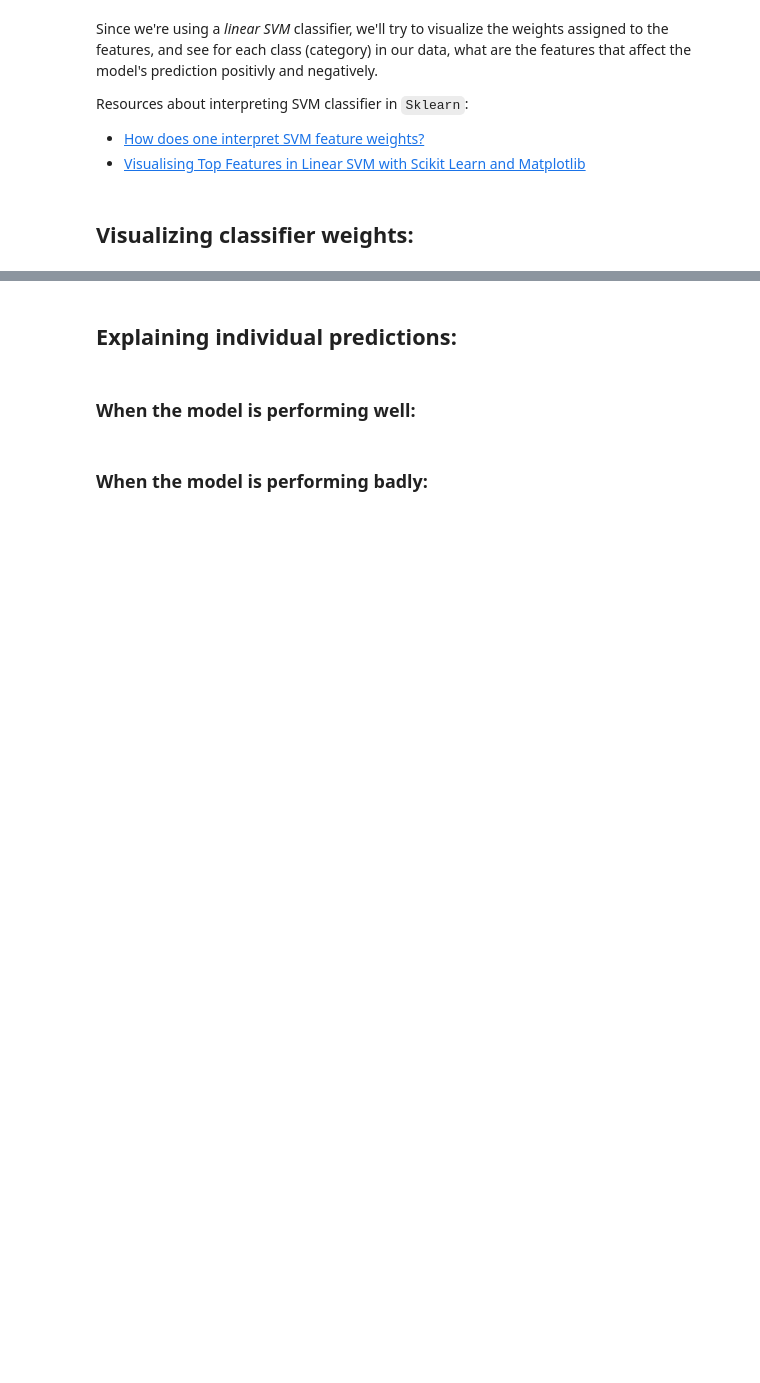
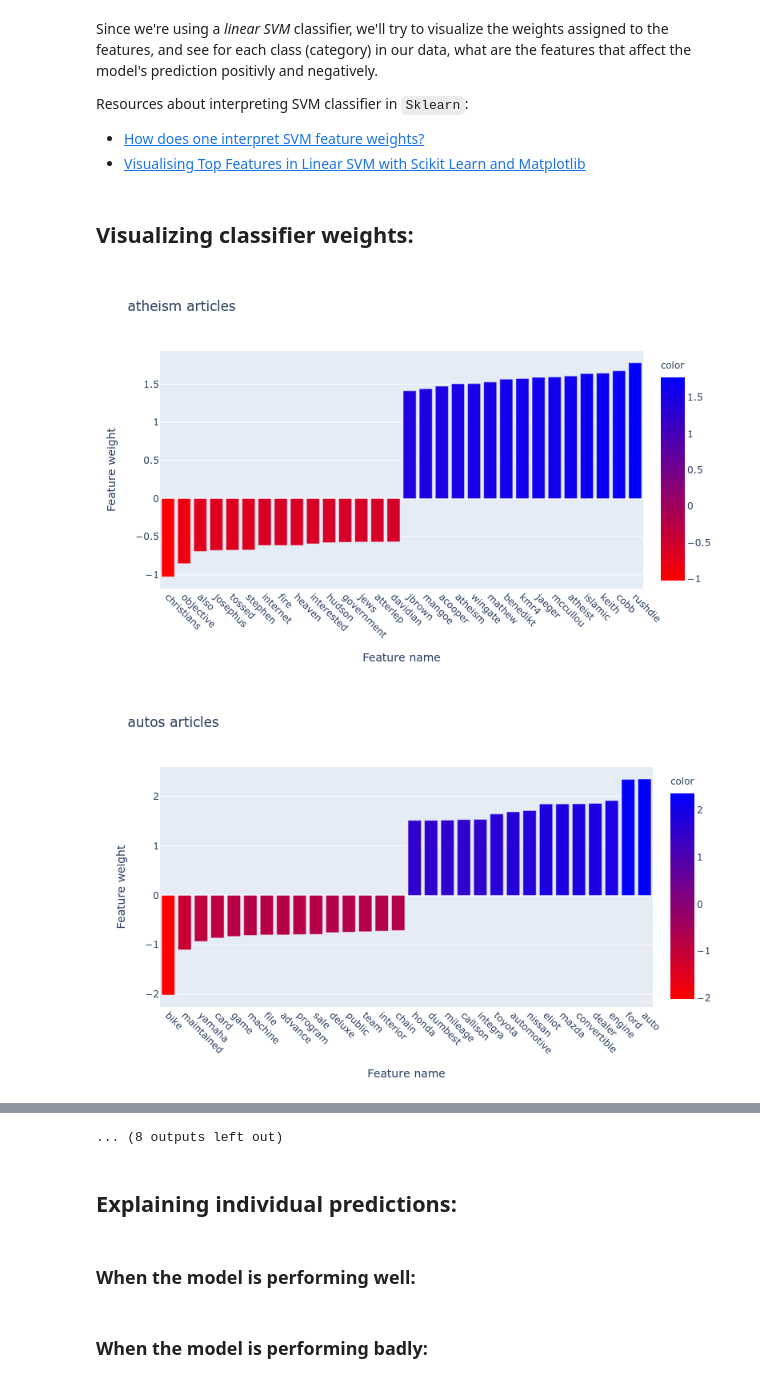
Before and after one commit to Reslan-Tinawi/20-newsgroups-Text-Classification, a Jupyter notebook: Text Classification.ipynb, the cells around one changed output, grey strips where cells are left out. Saved outputs shown, nothing was run; the diff lists cells and outputs as text; code cells hidden in the pictures; blank space fills up the shorter version.

```diff
--- a/Text Classification.ipynb
+++ b/Text Classification.ipynb
@@ -494,26 +551,40 @@ n_feature = 15
 # %%
 for i, class_label in enumerate(classes):
 
     # get indices of top positive/negative coefficient
     negative_coefs_indices = np.argsort(coefs_values[i])[:n_feature]
     positive_coefs_indices = np.argsort(coefs_values[i])[-n_feature:]
 
     # get the coefficient values
     negative_coefs = [coefs_values[i][coef_idx] for coef_idx in negative_coefs_indices]
     positive_coefs = [coefs_values[i][coef_idx] for coef_idx in positive_coefs_indices]
 
     # get the corresponding features names of the top coefficient
     negative_features = [feature_names[coef_idx] for coef_idx in negative_coefs_indices]
     positive_features = [feature_names[coef_idx] for coef_idx in positive_coefs_indices]
 
     # stack arrays into one array
     weights = np.concatenate([negative_coefs, positive_coefs])
     features = np.concatenate([negative_features, positive_features])
 
     # plot feature names agains their weight, using bar plot
-    fig = px.bar(x=features, y=weights, color=weights, title=class_label)
+    chart_title = f'{class_label} articles'
+
+    chart_labels = {
+        'x': 'Feature name',
+        'y': 'Feature weight'
+    }
+
+    fig = px.bar(x=features, y=weights, color=weights, title=chart_title,
+                 orientation='v', labels=chart_labels, width=800, height=500,
+                 color_continuous_scale=['red', 'blue'])
+
+    # rotate x-axis ticks
+    fig.update_xaxes(tickangle=45)
+
     fig.show()
 
-    # draw only for three features
-    if i == 3:
-        break
+    save_fig_as_div(fig, file_name=f'model-coefficients/{class_label}-class-bar-chart.html')
+# %% [output]
+[figure, added]
+[figure, added]
@@ -520,3 +601,4 @@ for i, class_label in enumerate(classes):
+... (8 outputs left out)
 # %% [markdown]
 ## Explaining individual predictions:
 # %%
```
Also changed, not shown: parts of 16 cells of this notebook, 24 other files.
